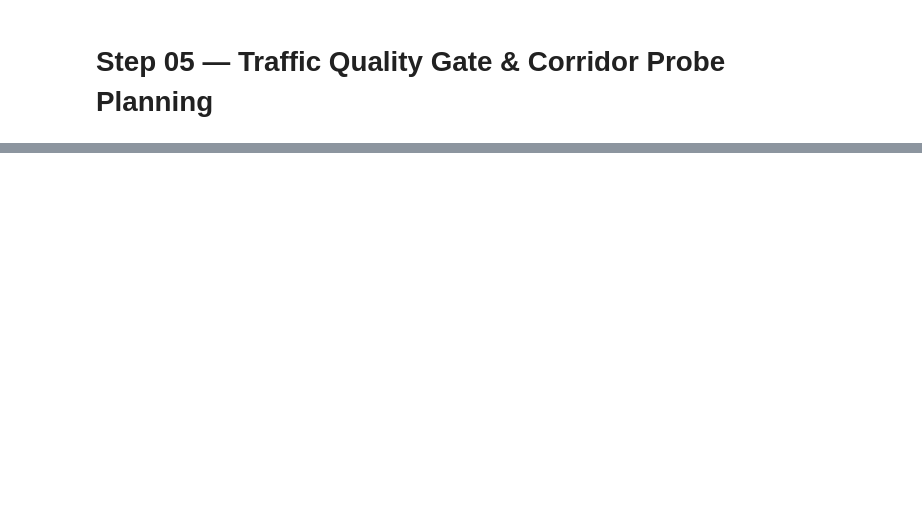
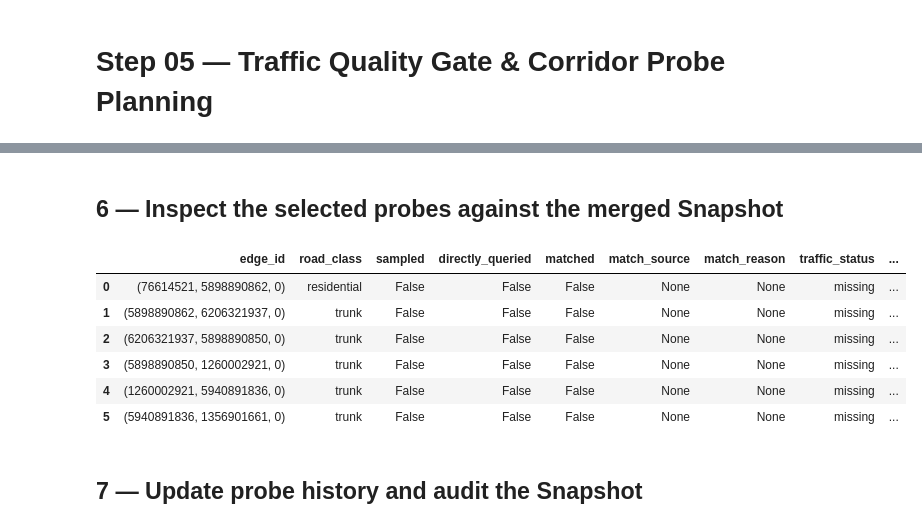
Before and after one commit to Aihan-2005/AiWithPython, a Jupyter notebook: AiLeason/notebooks/05_traffic_quality.ipynb, the cells around one changed output, grey strips where cells are left out. Saved outputs shown, nothing was run; the diff lists cells and outputs as text; code cells hidden in the pictures; blank space fills up the shorter version.

```diff
--- a/AiLeason/notebooks/05_traffic_quality.ipynb
+++ b/AiLeason/notebooks/05_traffic_quality.ipynb
@@ -571,0 +496,45 @@ PASS: Interactive map received a double-click.
+# %% [markdown]
+## 6 — Inspect the selected probes against the merged Snapshot
+# %%
+
+probe_rows = []
+
+for item in selected_probe_records:
+    edge_id = tuple(item["edge_id"])
+    u, v, key = edge_id
+    attrs = snapshot[u][v][key]
+
+    probe_rows.append({
+        "edge_id": edge_id,
+        "road_class": item.get("road_class", attrs.get("highway")),
+        "sampled": attrs.get("traffic_sampled", False),
+        "directly_queried": attrs.get("traffic_directly_queried", False),
+        "matched": attrs.get("traffic_matched", False),
+        "match_source": attrs.get("traffic_match_source"),
+        "match_reason": attrs.get("traffic_match_reason"),
+        "traffic_status": attrs.get("traffic_status", "missing"),
+        "traffic_reason": attrs.get("traffic_reason"),
+        "current_speed_kph": attrs.get("current_speed_kph"),
+        "free_flow_speed_kph": attrs.get("free_flow_speed_kph"),
+        "confidence": attrs.get("traffic_confidence"),
+        "time_is_imputed": attrs.get("time_is_imputed", True),
+    })
+
+probe_results_df = pd.DataFrame(probe_rows)
+display(probe_results_df)
+
+if RUN_LIVE_TRAFFIC and batch_summary is not None:
+    print("Reverse reassignments:",
+          batch_summary.get("reverse_direction_reassignments"))
+    print("Reverse inferred observations:",
+          batch_summary.get("reverse_inferred_observed_edges"))
+# %% [output]
+|  | edge_id | road_class | sampled | directly_queried | matched | match_source | match_reason | traffic_status | ... |
+| 0 | (76614521, 5898890862, 0) | residential | False | False | False | None | None | missing | ... |
+| 1 | (5898890862, 6206321937, 0) | trunk | False | False | False | None | None | missing | ... |
+| 2 | (6206321937, 5898890850, 0) | trunk | False | False | False | None | None | missing | ... |
+| 3 | (5898890850, 1260002921, 0) | trunk | False | False | False | None | None | missing | ... |
+| 4 | (1260002921, 5940891836, 0) | trunk | False | False | False | None | None | missing | ... |
+| 5 | (5940891836, 1356901661, 0) | trunk | False | False | False | None | None | missing | ... |
+# %% [markdown]
+## 7 — Update probe history and audit the Snapshot
```
Also changed, not shown: parts of 40 cells of this notebook, 2 other files.
